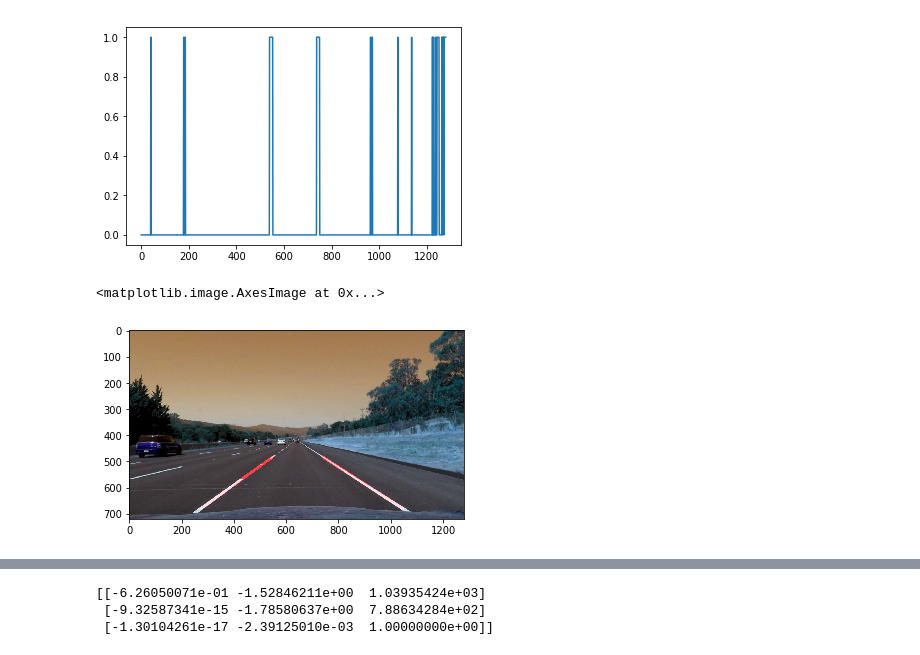
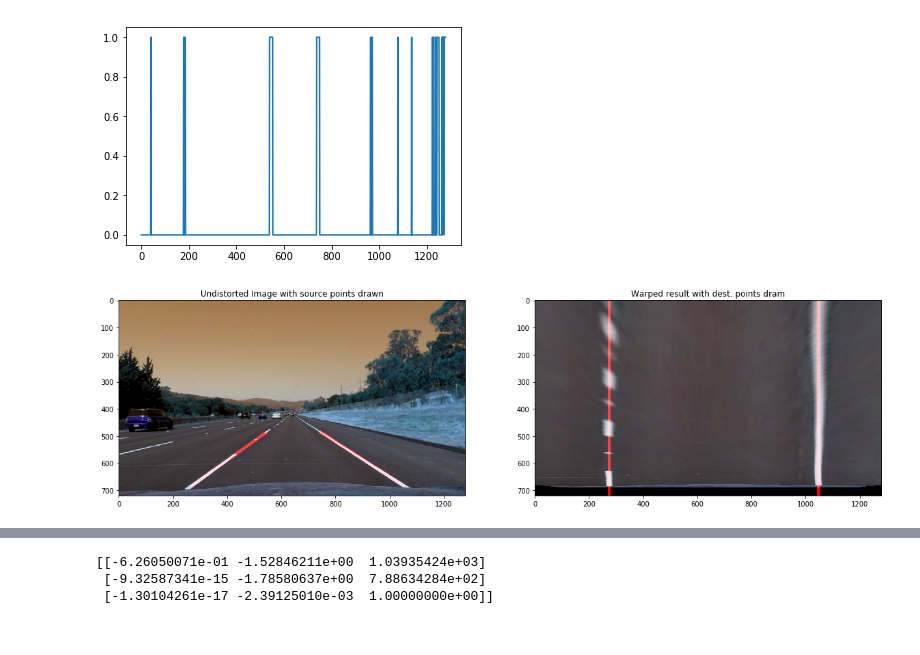
Before and after one commit to demigecko/CarND-Advanced-Lane-Lines, a Jupyter notebook: Advanced-Lane-Lines.ipynb, the cells around one changed output, grey strips where cells are left out. Cells and saved outputs as stored; diff of their text form; code cells hidden in the pictures.

```diff
--- a/Advanced-Lane-Lines.ipynb
+++ b/Advanced-Lane-Lines.ipynb
@@ -229,17 +229,37 @@ plt.plot(np.arange(len(data)),data)
 # %%
 def draw_lines(img, lines, color=[255, 0, 0], thickness=2):
     for line in lines:
         for x1,y1,x2,y2 in line:
             cv2.line(img, (x1, y1), (x2, y2), color, thickness)
 def weighted_img(img, initial_img, α=0.8, β=1., γ=0.):
     return cv2.addWeighted(initial_img, α, img, β, γ)
 
 image = undistorted
-line_image = np.copy(image)*0 # creating a blank to draw lines on
-lines = [[[274,680,546,485],[1046,680,743,485]]]
-draw_lines(line_image, lines, color=[255, 0, 0], thickness=10)
-lines_edges = weighted_img(line_image, image, 0.9, 1, 0)
-plt.imshow(lines_edges, cmap='gray')
+line_image1 = np.copy(image)*0 # creating a blank to draw lines on
+lines1 = [[[274,680,546,485],[1046,680,743,485]]]
+draw_lines(line_image1, lines1, color=[255, 0, 0], thickness=10)
+lines_edges1 = weighted_img(line_image1, image, 0.9, 1, 0)
+#plt.imshow(lines_edges1, cmap='gray')
+
+src = np.float32([[274,680],[1046,680],[546,485],[743,485]])
+dst = np.float32([[274,680],[1046,680],[274,485],[1046,485]])
+M = cv2.getPerspectiveTransform(src, dst)
+img_size = (undistorted.shape[1], undistorted.shape[0])
+warped = cv2.warpPerspective(undistorted, M, img_size)
+
+line_image2 = np.copy(undistorted)*0 # creating a blank to draw lines on
+lines2 = [[[274,0,274,719],[1046,0,1046,719]]]
+draw_lines(line_image2, lines2, color=[255, 0, 0], thickness=10)
+lines_edges2 = weighted_img(line_image2, warped, 0.9, 1, 0)
+#plt.imshow(lines_edges, cmap='gray')
+
+# Plotting thresholded images
+f, (ax1, ax2) = plt.subplots(1, 2, figsize=(20,10))
+ax1.set_title('Undistorted Image with source points drawn')
+ax1.imshow(lines_edges1)
+
+ax2.set_title('Warped result with dest. points dram')
+ax2.imshow(lines_edges2)
+plt.savefig("output_images/perspective transform.png")
 # %% [output]
-<matplotlib.image.AxesImage at 0x...>
-[figure, old version]
+[figure, new version]
```
Also changed, not shown: parts of 2 cells of this notebook, 3 other files.
